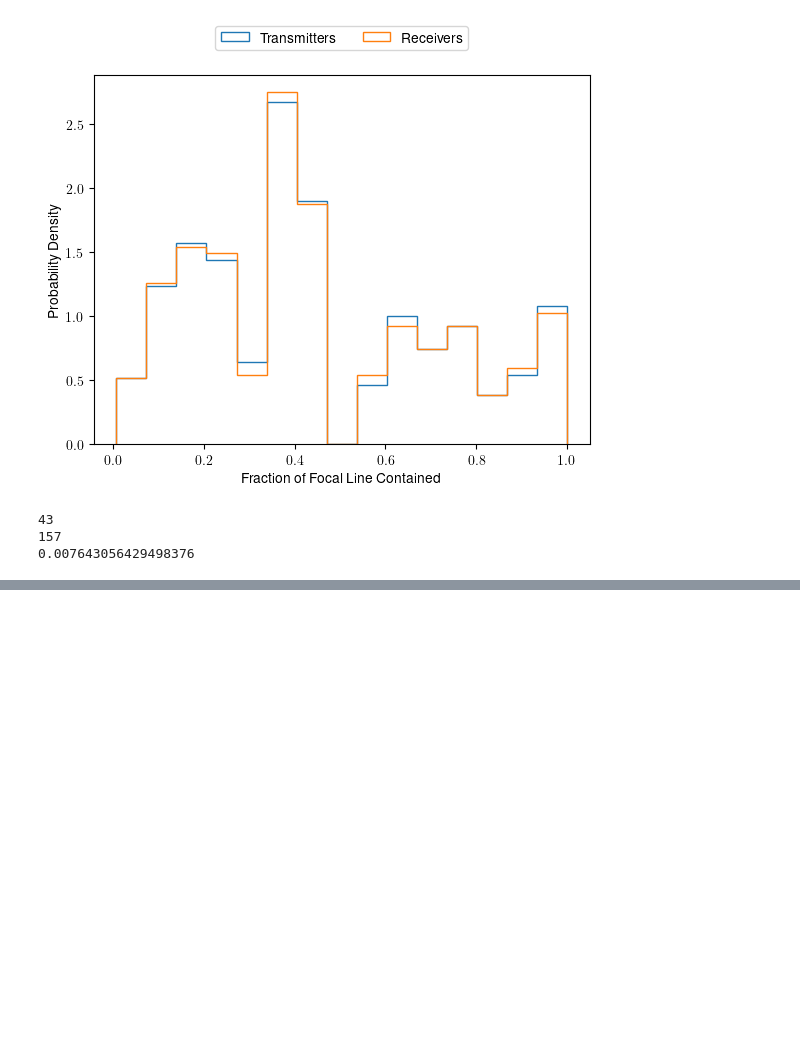
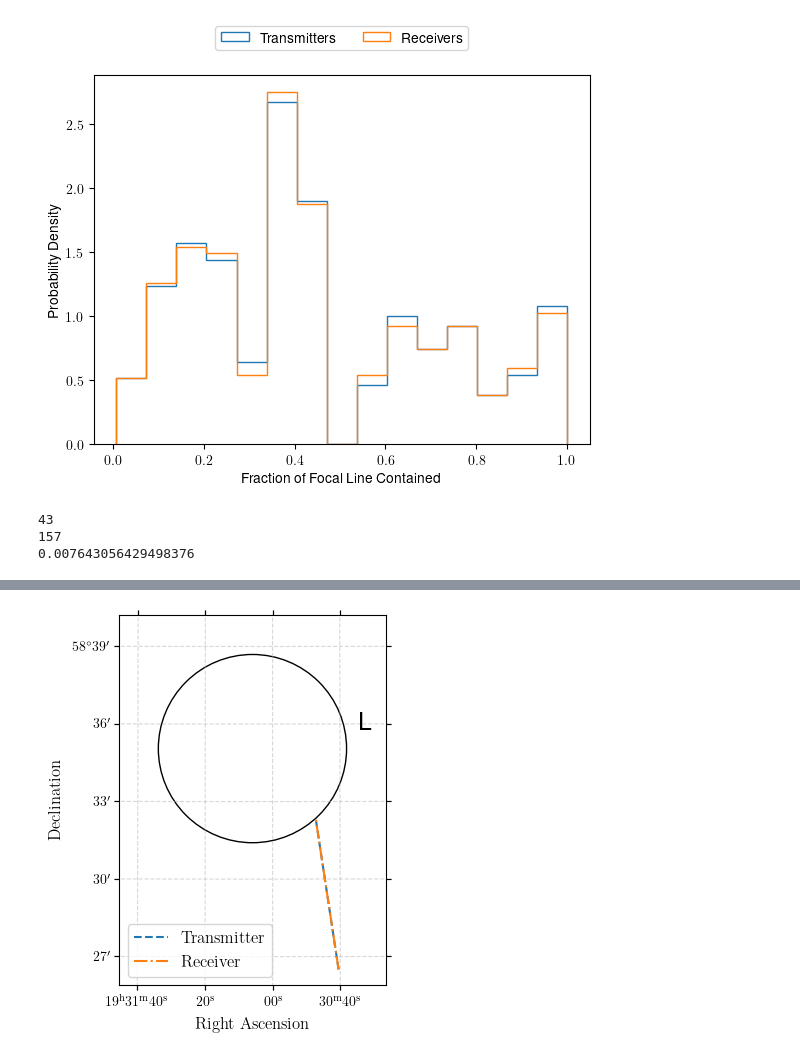
Before and after one commit to palumbom/seti-fortuitous-obs, a Jupyter notebook: parse_observations.ipynb, the cells around one changed output, grey strips where cells are left out. Saved outputs shown, nothing was run; the diff lists cells and outputs as text; code cells hidden in the pictures; blank space fills up the shorter version.

```diff
--- a/parse_observations.ipynb
+++ b/parse_observations.ipynb
@@ -359,0 +365,5 @@ len(frac_contained_trans)
+# %%
+idx = np.argmin(frac_contained_trans)
+plot_probe_focal_lines(idx)
+# %% [output]
+[figure, added]
```
Also changed, not shown: parts of 7 cells of this notebook.
